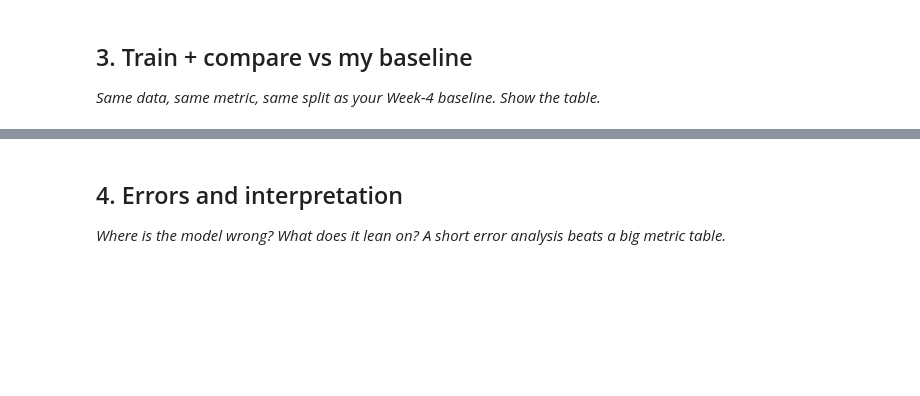
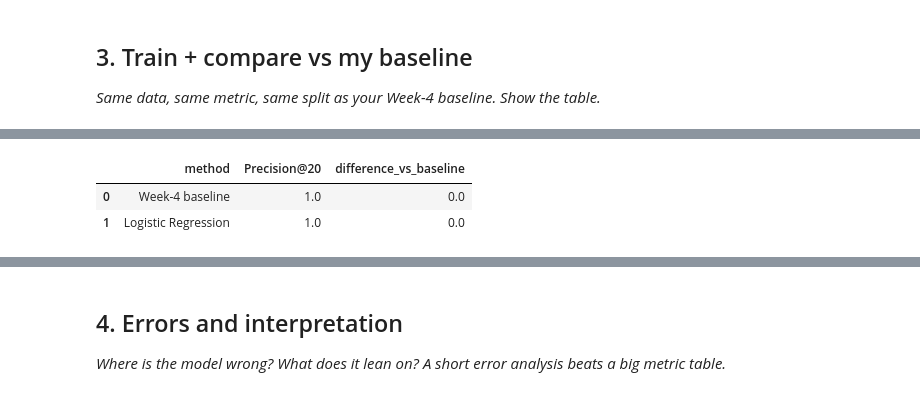
Before and after one commit to mukeshboolani786/flyrank-internship-ml, a Jupyter notebook: work/notebooks/w05_model.ipynb, the cells around one changed output, grey strips where cells are left out. Drawn from its saved outputs; the diff is of its cells as text; code cells hidden in the pictures; blank space fills up the shorter version.

```diff
--- a/work/notebooks/w05_model.ipynb
+++ b/work/notebooks/w05_model.ipynb
@@ -29,0 +188,64 @@ This skeleton is yours to fill. Work the sections **in order** — each one has
+# %%
+def precision_at_k(y_true, scores, k=20):
+    """
+    Calculate the proportion of true positive rows
+    inside the top-k ranked rows.
+    """
+    y_true = np.asarray(y_true)
+    scores = np.asarray(scores)
+
+    order = np.argsort(-scores)[:k]
+
+    return y_true[order].mean()
+
+
+# Model Precision@20
+model_precision_20 = precision_at_k(
+    y_test.values,
+    model_scores,
+    k=20
+)
+
+# Recreate the Week-4 baseline score on the same test rows.
+baseline_test = df.loc[
+    X_test.index,
+    [
+        "gsc_impressions",
+        "gsc_clicks",
+        "ctr_pct",
+        "target"
+    ]
+].copy()
+
+baseline_test["baseline_score"] = (
+    baseline_test["gsc_impressions"]
+    / (baseline_test["ctr_pct"] + 0.1)
+)
+
+baseline_precision_20 = precision_at_k(
+    baseline_test["target"].values,
+    baseline_test["baseline_score"].values,
+    k=20
+)
+
+comparison = pd.DataFrame({
+    "method": [
+        "Week-4 baseline",
+        "Logistic Regression"
+    ],
+    "Precision@20": [
+        baseline_precision_20,
+        model_precision_20
+    ]
+})
+
+comparison["difference_vs_baseline"] = (
+    comparison["Precision@20"]
+    - baseline_precision_20
+)
+
+comparison
+# %% [output]
+|  | method | Precision@20 | difference_vs_baseline |
+| 0 | Week-4 baseline | 1.0 | 0.0 |
+| 1 | Logistic Regression | 1.0 | 0.0 |
```
Also changed, not shown: parts of 17 cells of this notebook.
